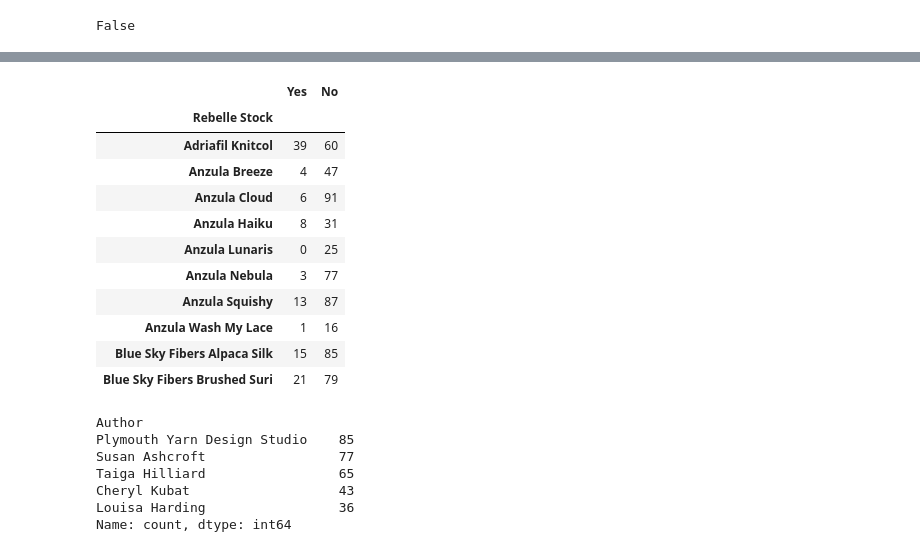
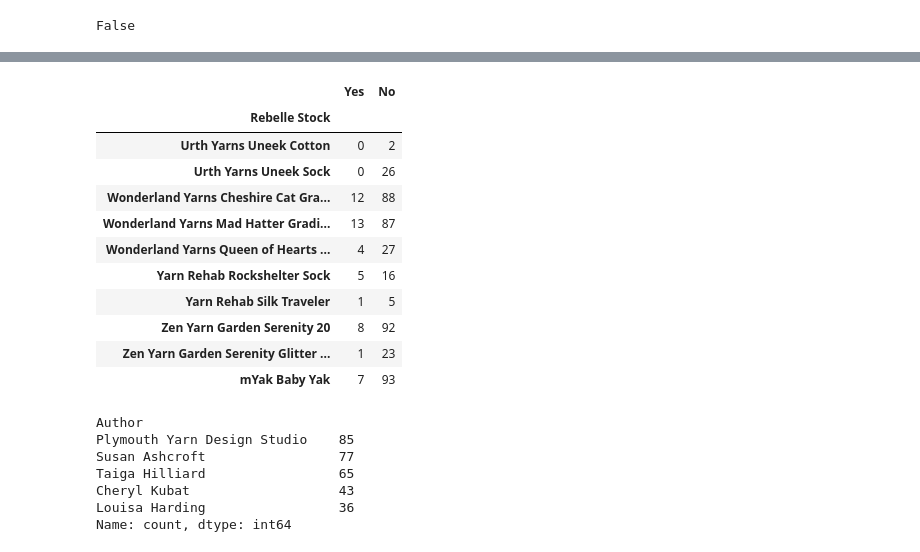
Before and after one commit to amoeba731/Yarnshop, a Jupyter notebook: yarnshop.ipynb, the cells around one changed output, grey strips where cells are left out. Saved outputs shown, nothing was run; the diff lists cells and outputs as text; code cells hidden in the pictures.

```diff
--- a/yarnshop.ipynb
+++ b/yarnshop.ipynb
@@ -312,25 +306,25 @@ Zen Yarn Garden Serenity Glitter Sock      1
 # %%
 #Merged the two dataframes back into one
 yarn_sorted=free_yarn.merge(paid_yarn, on='Rebelle Stock', how= 'outer')
 yarn_sorted['count_x']=yarn_sorted['count_x'].fillna(0)
 yarn_sorted['count_y']=yarn_sorted['count_y'].fillna(0)
 
 yarn_sorted['count_x']=yarn_sorted['count_x'].astype(int)
 yarn_sorted.columns=['Yes', 'No']
-yarn_sorted.head(10)
+yarn_sorted.tail(10)
 # %% [output]
 |  | Yes | No |
 | Rebelle Stock |  |  |
-| Adriafil Knitcol | 39 | 60 |
-| Anzula Breeze | 4 | 47 |
-| Anzula Cloud | 6 | 91 |
-| Anzula Haiku | 8 | 31 |
-| Anzula Lunaris | 0 | 25 |
-| Anzula Nebula | 3 | 77 |
-| Anzula Squishy | 13 | 87 |
-| Anzula Wash My Lace | 1 | 16 |
-| Blue Sky Fibers Alpaca Silk | 15 | 85 |
-| Blue Sky Fibers Brushed Suri | 21 | 79 |
+| Urth Yarns Uneek Cotton | 0 | 2 |
+| Urth Yarns Uneek Sock | 0 | 26 |
+| Wonderland Yarns Cheshire Cat Gra... | 12 | 88 |
+| Wonderland Yarns Mad Hatter Gradi... | 13 | 87 |
+| Wonderland Yarns Queen of Hearts ... | 4 | 27 |
+| Yarn Rehab Rockshelter Sock | 5 | 16 |
+| Yarn Rehab Silk Traveler | 1 | 5 |
+| Zen Yarn Garden Serenity 20 | 8 | 92 |
+| Zen Yarn Garden Serenity Glitter ... | 1 | 23 |
+| mYak Baby Yak | 7 | 93 |
 # %%
 #If I like a certain Author's style, did they write multiple patterns?
 author_count=rebelle_projects['Author'].value_counts()
```
Also changed, not shown: parts of 14 cells of this notebook, 1 other file.
